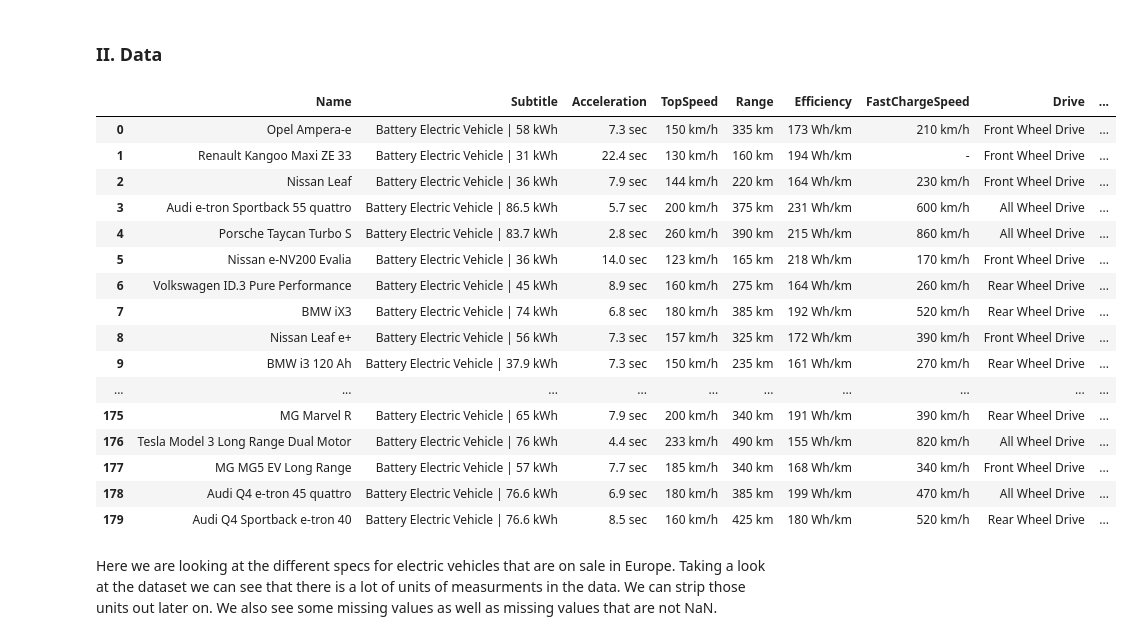
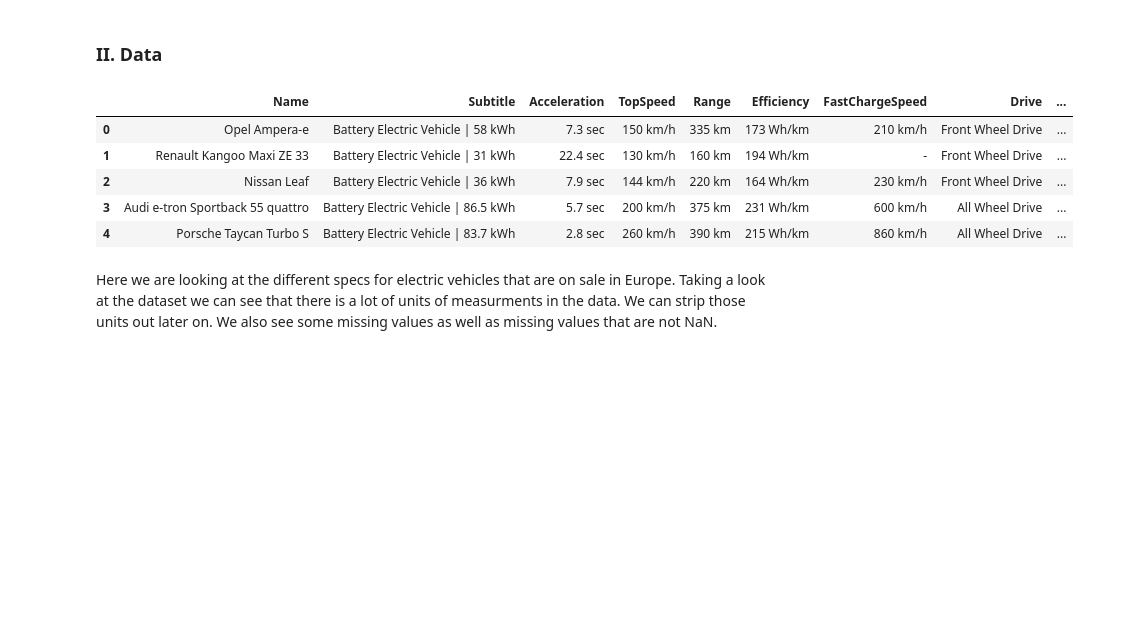
Before and after one commit to medmorales/Data-Exploration, a Jupyter notebook: ElectricVehicles/EV.ipynb, the cells around one changed output. Cells and saved outputs as stored; diff of their text form; code cells hidden in the pictures; blank space fills up the shorter version.

```diff
--- a/ElectricVehicles/EV.ipynb
+++ b/ElectricVehicles/EV.ipynb
@@ -16,25 +16,14 @@ import matplotlib.pyplot as plt
 # %%
 pd.set_option('display.max_rows', None)
 ev = pd.read_csv('ev.csv')
-ev
+ev.head()
 # %% [output]
 |  | Name | Subtitle | Acceleration | TopSpeed | Range | Efficiency | FastChargeSpeed | Drive | ... |
 | 0 | Opel Ampera-e | Battery Electric Vehicle | 58 kWh | 7.3 sec | 150 km/h | 335 km | 173 Wh/km | 210 km/h | Front Wheel Drive | ... |
 | 1 | Renault Kangoo Maxi ZE 33 | Battery Electric Vehicle | 31 kWh | 22.4 sec | 130 km/h | 160 km | 194 Wh/km | - | Front Wheel Drive | ... |
 | 2 | Nissan Leaf | Battery Electric Vehicle | 36 kWh | 7.9 sec | 144 km/h | 220 km | 164 Wh/km | 230 km/h | Front Wheel Drive | ... |
 | 3 | Audi e-tron Sportback 55 quattro | Battery Electric Vehicle | 86.5 kWh | 5.7 sec | 200 km/h | 375 km | 231 Wh/km | 600 km/h | All Wheel Drive | ... |
 | 4 | Porsche Taycan Turbo S | Battery Electric Vehicle | 83.7 kWh | 2.8 sec | 260 km/h | 390 km | 215 Wh/km | 860 km/h | All Wheel Drive | ... |
-| 5 | Nissan e-NV200 Evalia | Battery Electric Vehicle | 36 kWh | 14.0 sec | 123 km/h | 165 km | 218 Wh/km | 170 km/h | Front Wheel Drive | ... |
-| 6 | Volkswagen ID.3 Pure Performance | Battery Electric Vehicle | 45 kWh | 8.9 sec | 160 km/h | 275 km | 164 Wh/km | 260 km/h | Rear Wheel Drive | ... |
-| 7 | BMW iX3 | Battery Electric Vehicle | 74 kWh | 6.8 sec | 180 km/h | 385 km | 192 Wh/km | 520 km/h | Rear Wheel Drive | ... |
-| 8 | Nissan Leaf e+ | Battery Electric Vehicle | 56 kWh | 7.3 sec | 157 km/h | 325 km | 172 Wh/km | 390 km/h | Front Wheel Drive | ... |
-| 9 | BMW i3 120 Ah | Battery Electric Vehicle | 37.9 kWh | 7.3 sec | 150 km/h | 235 km | 161 Wh/km | 270 km/h | Rear Wheel Drive | ... |
-| ... | ... | ... | ... | ... | ... | ... | ... | ... | ... |
-| 175 | MG Marvel R | Battery Electric Vehicle | 65 kWh | 7.9 sec | 200 km/h | 340 km | 191 Wh/km | 390 km/h | Rear Wheel Drive | ... |
-| 176 | Tesla Model 3 Long Range Dual Motor | Battery Electric Vehicle | 76 kWh | 4.4 sec | 233 km/h | 490 km | 155 Wh/km | 820 km/h | All Wheel Drive | ... |
-| 177 | MG MG5 EV Long Range | Battery Electric Vehicle | 57 kWh | 7.7 sec | 185 km/h | 340 km | 168 Wh/km | 340 km/h | Front Wheel Drive | ... |
-| 178 | Audi Q4 e-tron 45 quattro | Battery Electric Vehicle | 76.6 kWh | 6.9 sec | 180 km/h | 385 km | 199 Wh/km | 470 km/h | All Wheel Drive | ... |
-| 179 | Audi Q4 Sportback e-tron 40 | Battery Electric Vehicle | 76.6 kWh | 8.5 sec | 160 km/h | 425 km | 180 Wh/km | 520 km/h | Rear Wheel Drive | ... |
 # %% [markdown]
 Here we are looking at the different specs for electric vehicles that are on sale in Europe. Taking a look at the dataset we can see that there is a lot of units of measurments in the data. We can strip those units out later on. We also see some missing values as well as missing values that are not NaN.
 # %%
```
